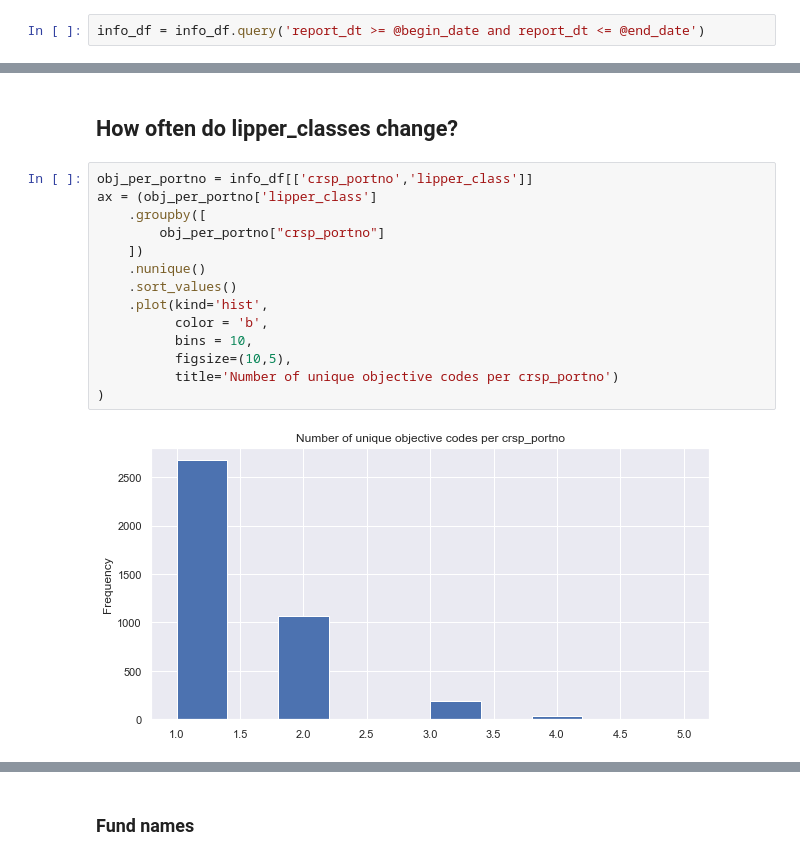
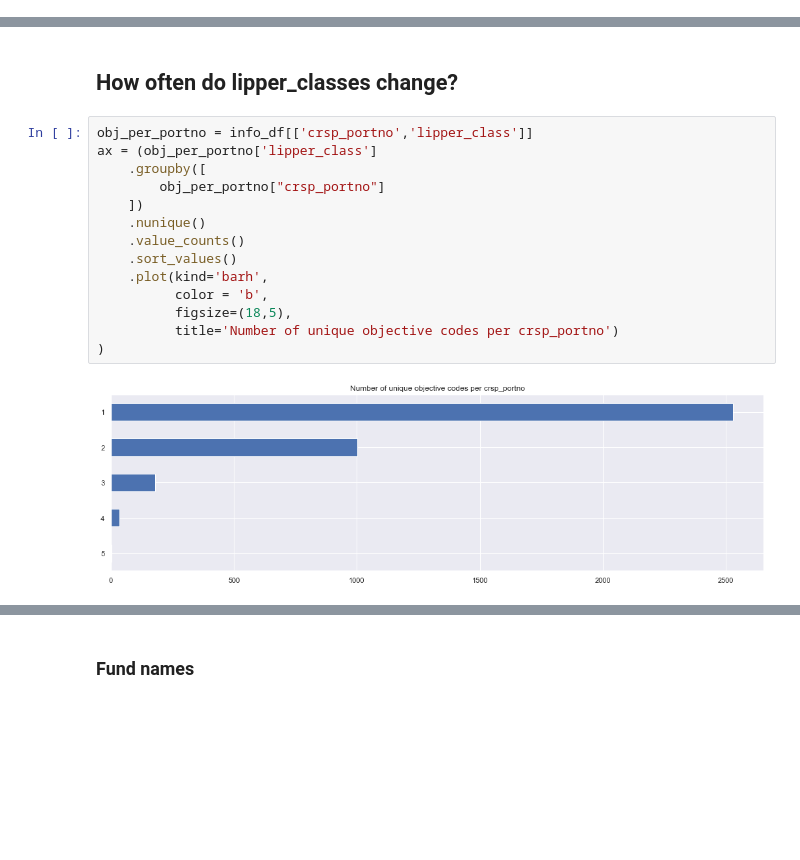
Before and after one commit to Amglex/Mutual-Funds, a Jupyter notebook: notebooks/031 - Analysis of fund_info.ipynb, the cells around one changed output, grey strips where cells are left out. Cells and saved outputs as stored; diff of their text form; blank space fills up the shorter version.

```diff
--- a/notebooks/031 - Analysis of fund_info.ipynb
+++ b/notebooks/031 - Analysis of fund_info.ipynb
@@ -20,5 +22,3 @@ end_date   = '2019-12-31'
 # %%
 path = '../data/processed/row_info.feather'
 info_df = feather.read_dataframe(path)
-# %%
-info_df = info_df.query('report_dt >= @begin_date and report_dt <= @end_date')
@@ -138,19 +138,19 @@ info_df = info_df.loc[index]
 # %%
 obj_per_portno = info_df[['crsp_portno','lipper_class']]
 ax = (obj_per_portno['lipper_class']
     .groupby([
         obj_per_portno["crsp_portno"]
     ])
     .nunique()
+    .value_counts()
     .sort_values()
-    .plot(kind='hist',
+    .plot(kind='barh',
           color = 'b',
-          bins = 10,
-          figsize=(10,5),
+          figsize=(18,5),
           title='Number of unique objective codes per crsp_portno')
 )
 # %% [output]
-[figure, old version]
+[figure, new version]
 # %%
 lagged_class = info_df[['crsp_portno','report_dt','lipper_class']]
 
```
Also changed, not shown: parts of 17 cells of this notebook, 5 other files.
